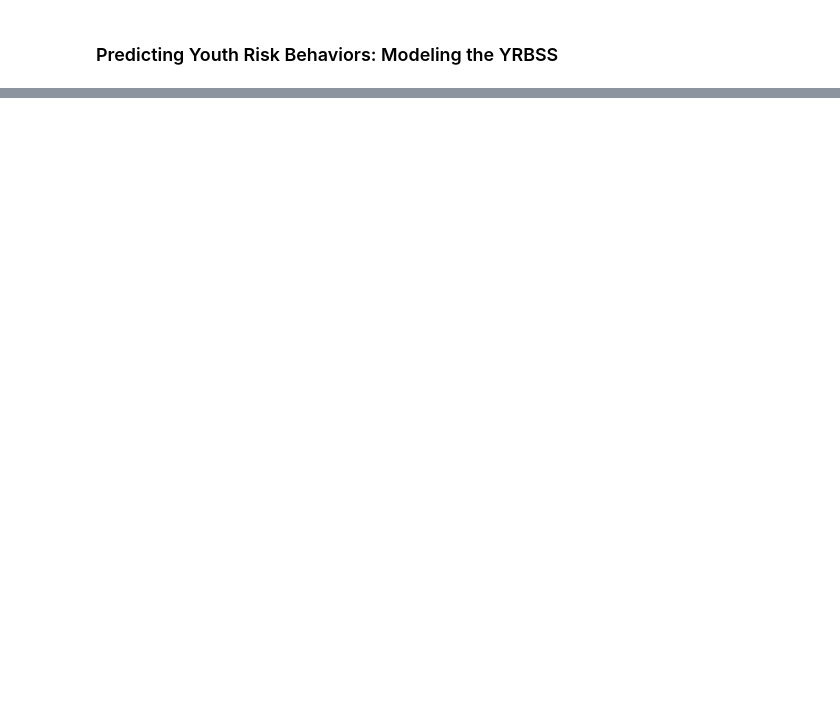
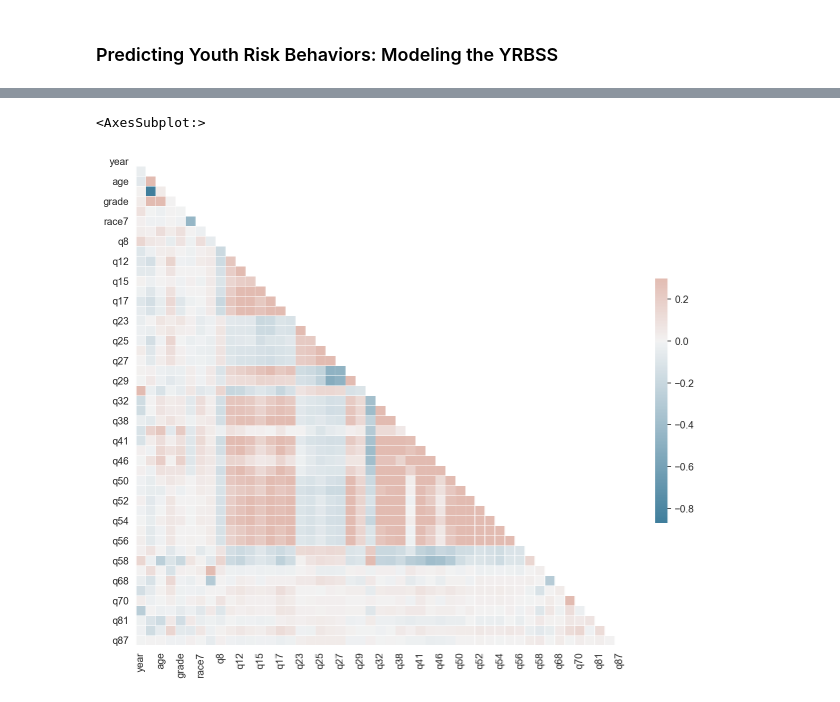
Before and after one commit to beckyepeters/risk_behaviors, a Jupyter notebook: risk_beh_eda.ipynb, the cells around one changed output, grey strips where cells are left out. Drawn from its saved outputs; the diff is of its cells as text; code cells hidden in the pictures; blank space fills up the shorter version.

```diff
--- a/risk_beh_eda.ipynb
+++ b/risk_beh_eda.ipynb
@@ -162,0 +274,10 @@ memory usage: 2.0+ MB
+# %%
+to_drop_nans = ['q10', 'q11', 'q14', 'q19', 'q20', 'q21', 'q22',
+               'q31', 'q34', 'q35', 'q36', 'q37', 'q39', 'q42', 'q43',
+               'q44', 'q48', 'q49', 'q71', 'q72', 'q73',
+               'q74', 'q75', 'q76', 'q77', 'q78', 'q80',
+               'q83', 'q86', 'q88', 'q89']
+# %%
+sex_df.drop(columns=to_drop_nans, inplace=True)
+# %%
+sex_df.set_index('record', inplace=True)
@@ -162,0 +295,18 @@ memory usage: 2.0+ MB
+# %%
+# Step 1c: Remove Highly Correlated Features
+corr = sex_df.corr()
+# %%
+mask = np.triu(np.ones_like(corr, dtype=bool))
+
+# Set up the matplotlib figure
+f, ax = plt.subplots(figsize=(11, 9))
+
+# Generate a custom diverging colormap
+cmap = sns.diverging_palette(230, 20, as_cmap=True)
+
+# Draw the heatmap with the mask and correct aspect ratio
+sns.heatmap(corr, mask=mask, cmap=cmap, vmax=.3, center=0,
+            square=True, linewidths=.5, cbar_kws={"shrink": .5})
+# %% [output]
+<AxesSubplot:>
+[figure, added]
```
Also changed, not shown: parts of 67 cells of this notebook.
